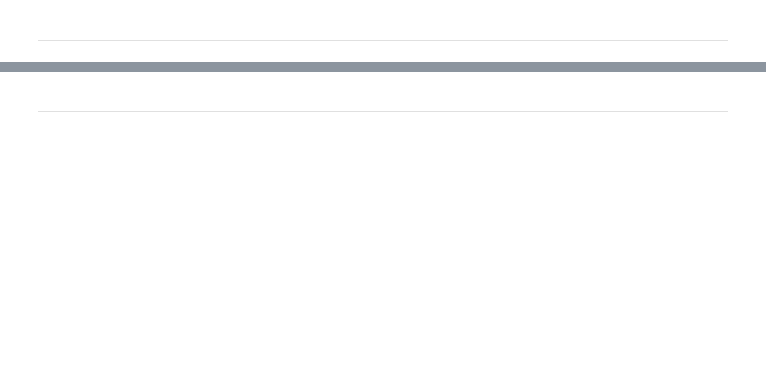
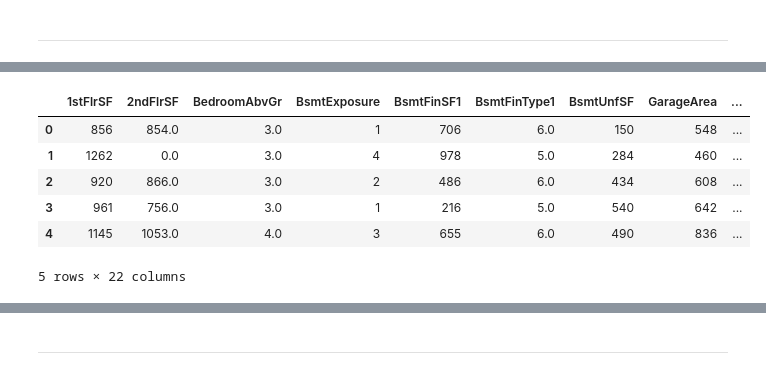
Before and after one commit to CMed01/milestone-project-5, a Jupyter notebook: jupyter_notebooks/03 - DataCleaning.ipynb, the cells around one changed output, grey strips where cells are left out. Saved outputs shown, nothing was run; the diff lists cells and outputs as text; code cells hidden in the pictures; blank space fills up the shorter version.

```diff
--- a/jupyter_notebooks/03 - DataCleaning.ipynb
+++ b/jupyter_notebooks/03 - DataCleaning.ipynb
@@ -190,0 +381,11 @@ Section 2 content
+# %%
+# Display number of missing values in 'GarageYrBlt'
+print("Initial missing data in 'GarageYrBlt':\n", df_missing['GarageYrBlt'].isna().sum())
+
+# Replace missing values in 'GarageYrBlt'
+df_missing['GarageYrBlt'] = df.apply(
+    lambda row: '0' if pd.isna(row['GarageYrBlt']) and row['GarageArea'] < 0 else (row['YearBuilt'] if pd.isna(row['GarageYrBlt']) else row['GarageYrBlt']), axis=1
+)
+
+# Display number of missing values in 'GarageFinish
+print("Updated missing data in 'GarageYrBlt':\n", df_missing['GarageYrBlt'].isna().sum())
@@ -190,0 +410,9 @@ Section 2 content
+# %%
+# Display number of missing values in 'LotFrontage'
+print("Initial missing data in 'LotFrontage':\n", df_missing['LotFrontage'].isna().sum())
+
+# Replace missing values with '70'
+df_missing['LotFrontage'] = df['LotFrontage'].fillna(70)
+
+# Display number of missing values in 'LotFrontage'
+print("Updated missing data in 'LotFrontage':\n", df_missing['LotFrontage'].isna().sum())
@@ -190,0 +432,9 @@ Section 2 content
+# %%
+# Display number of missing values in 'MasVnrArea'
+print("Initial missing data in 'MasVnrArea':\n", df_missing['MasVnrArea'].isna().sum())
+
+# Replace missing values with '0'
+df_missing['MasVnrArea'] = df['MasVnrArea'].fillna(0)
+
+# Display number of missing values in 'MasVnrArea'
+print("Updated missing data in 'MasVnrArea':\n", df_missing['MasVnrArea'].isna().sum())
@@ -190,0 +455,9 @@ Section 2 content
+# %%
+# Display number of missing values in 'WoodDeckSF'
+print("Initial missing data in 'WoodDeckSF':\n", df_missing['WoodDeckSF'].isna().sum())
+
+# Drop column from dataset
+df_missing.drop(columns=['WoodDeckSF'], inplace=True)
+
+# Check column no longer exists
+df_missing.info()
@@ -197,0 +493,10 @@ NOTE
+# %%
+df_missing.head(5)
+# %% [output]
+|  | 1stFlrSF | 2ndFlrSF | BedroomAbvGr | BsmtExposure | BsmtFinSF1 | BsmtFinType1 | BsmtUnfSF | GarageArea | ... |
+| 0 | 856 | 854.0 | 3.0 | 1 | 706 | 6.0 | 150 | 548 | ... |
+| 1 | 1262 | 0.0 | 3.0 | 4 | 978 | 5.0 | 284 | 460 | ... |
+| 2 | 920 | 866.0 | 3.0 | 2 | 486 | 6.0 | 434 | 608 | ... |
+| 3 | 961 | 756.0 | 3.0 | 1 | 216 | 5.0 | 540 | 642 | ... |
+| 4 | 1145 | 1053.0 | 4.0 | 3 | 655 | 6.0 | 490 | 836 | ... |
+5 rows × 22 columns
```
Also changed, not shown: parts of 84 cells of this notebook, 3 other files.
